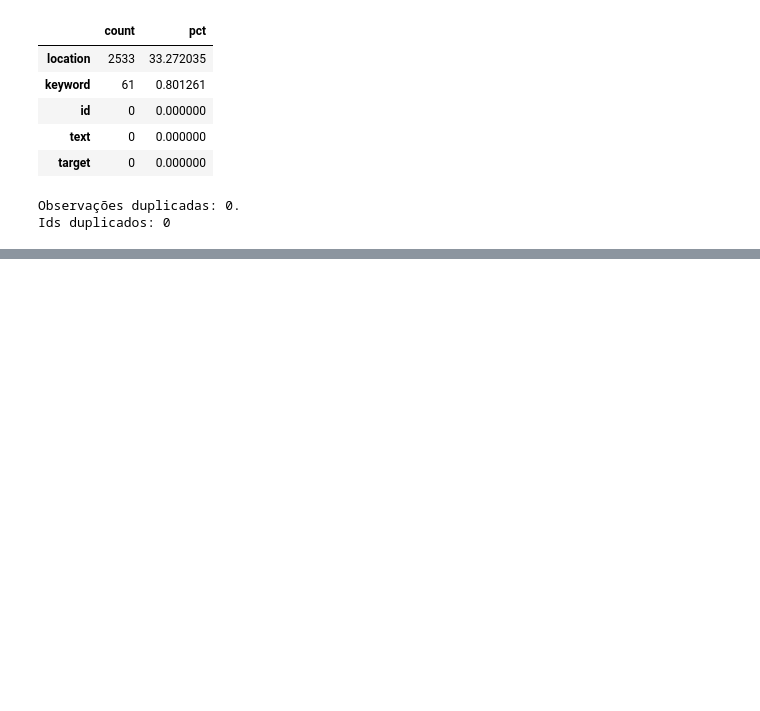
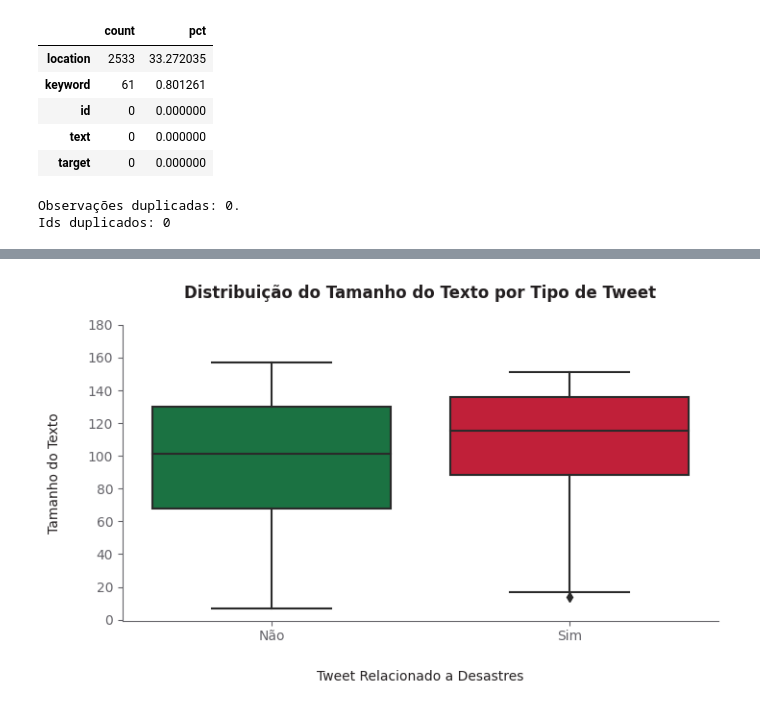
Before and after one commit to allmeidaapedro/Twitter-Disaster-Analysis, a Jupyter notebook: notebooks/eda.ipynb, the cells around one changed output, grey strips where cells are left out. Saved outputs shown, nothing was run; the diff lists cells and outputs as text; code cells hidden in the pictures; blank space fills up the shorter version.

```diff
--- a/notebooks/eda.ipynb
+++ b/notebooks/eda.ipynb
@@ -310,0 +399,18 @@ Name: clean_text, dtype: object
+# %%
+# Plotting and customizing.
+fig, ax = plt.subplots(figsize=(8, 4))
+sns.boxplot(data=clean_df, x='target', y='text_length', orient='v', palette=[VERDE1, VERMELHO1], ax=ax)
+ax.set_title('Distribuição do Tamanho do Texto por Tipo de Tweet', color=CINZA1, fontweight='bold', pad=20)
+ax.set_xticks(range(2))
+ax.set_xticklabels(['Não', 'Sim'])
+ax.set_ylabel('Tamanho do Texto', color=CINZA1, labelpad=20)
+ax.set_xlabel('Tweet Relacionado a Desastres', color=CINZA1, labelpad=20)
+ax.set_yticks(ticks=range(0, 181, 20))
+ax.tick_params(axis='x', colors=CINZA4)
+ax.tick_params(axis='y', colors=CINZA4)
+ax.spines['left'].set_color(CINZA4)
+ax.spines['bottom'].set_color(CINZA4)
+ax.spines['right'].set_visible(False)
+ax.spines['top'].set_visible(False)
+# %% [output]
+[figure, added]
```
Also changed, not shown: parts of 40 cells of this notebook, 1 other file.
